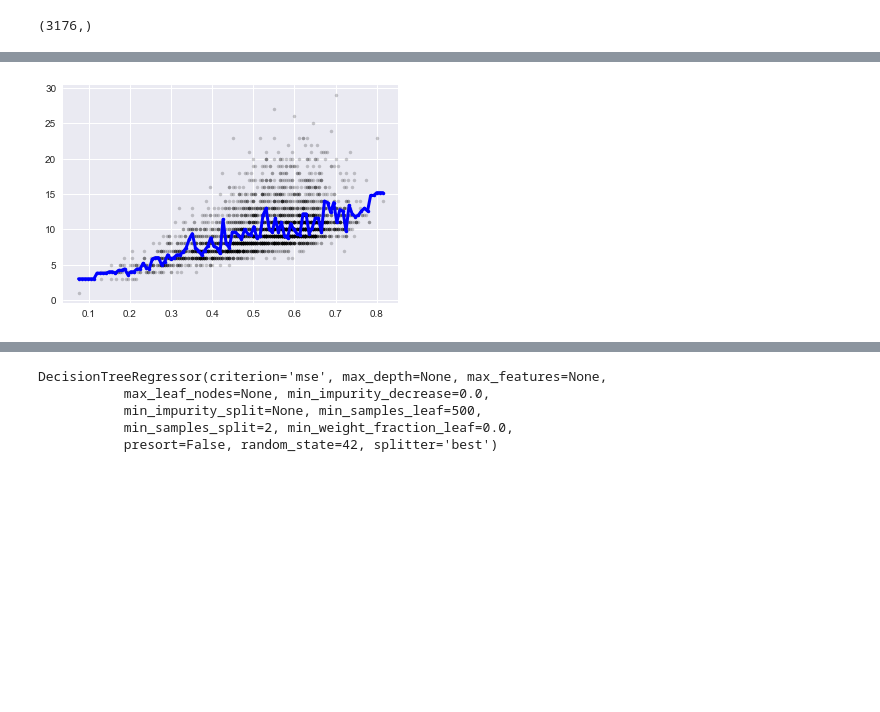
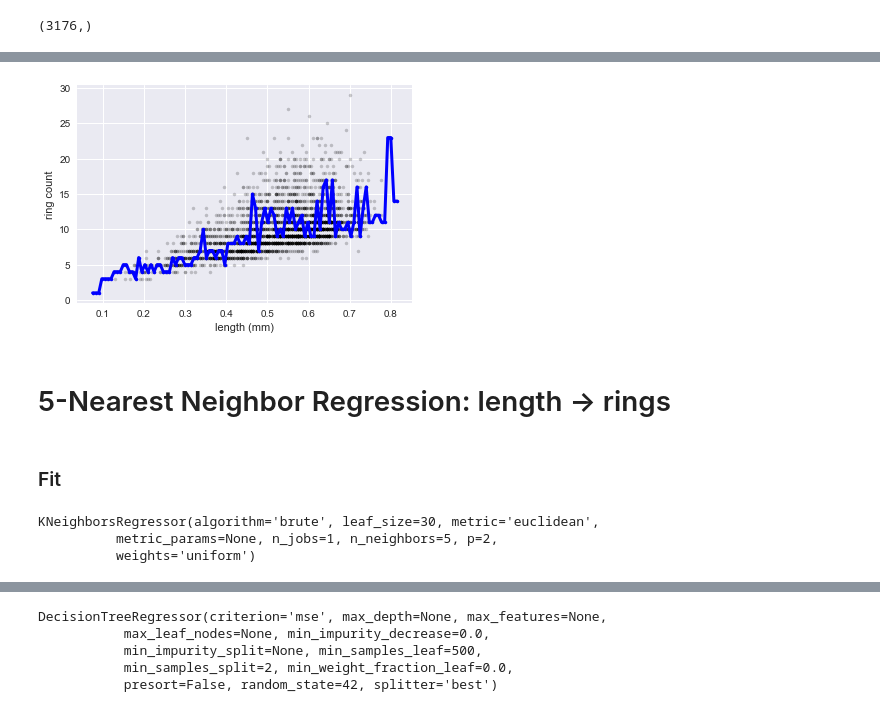
Before and after one commit to tufts-ml-courses/comp135-19s-assignments, a Jupyter notebook: labs/RegressionDemo.ipynb, the cells around one changed output, grey strips where cells are left out. Cells and saved outputs as stored; diff of their text form; code cells hidden in the pictures; blank space fills up the shorter version.

```diff
--- a/labs/RegressionDemo.ipynb
+++ b/labs/RegressionDemo.ipynb
@@ -41,8 +160,9 @@ y_N.shape
 # %%
 import sklearn.neighbors
 # %%
-knn_regr = sklearn.neighbors.KNeighborsRegressor(algorithm='brute', metric='euclidean')
+k1nn_regr = sklearn.neighbors.KNeighborsRegressor(
+    n_neighbors=1, algorithm='brute', metric='euclidean')
 # %%
-knn_regr.fit(xlength_N1, y_N)
+k1nn_regr.fit(xlength_N1, y_N)
 # %% [output]
 KNeighborsRegressor(algorithm='brute', leaf_size=30, metric='euclidean',
@@ -51,9 +179,22 @@ KNeighborsRegressor(algorithm='brute', leaf_size=30, metric='euclidean',
 # %%
-xgrid = np.linspace(xlength_N1.min(), xlength_N1.max(), 100)
+x_grid_G = np.linspace(xlength_N1.min(), xlength_N1.max(), 100)
 # %%
-yhat_knn = knn_regr.predict(xgrid[:,np.newaxis])
+yhat_k1nn_G = k1nn_regr.predict(x_grid_G[:,np.newaxis])
 # %%
 plt.plot(xlength_N1, y_N, 'k.', alpha=0.2)
-plt.plot(xgrid, yhat_knn, 'b.-', linewidth=3);
+plt.plot(x_grid_G, yhat_k1nn_G, 'b.-', linewidth=3);
+plt.xlabel('length (mm)'); plt.ylabel('ring count');
 # %% [output]
-[figure, old version]
+[figure, new version]
+# %% [markdown]
+# 5-Nearest Neighbor Regression: length -> rings
+# %% [markdown]
+### Fit
+# %%
+k5nn_regr = sklearn.neighbors.KNeighborsRegressor(
+    n_neighbors=5, algorithm='brute', metric='euclidean')
+k5nn_regr.fit(xlength_N1, y_N)
+# %% [output]
+KNeighborsRegressor(algorithm='brute', leaf_size=30, metric='euclidean',
+          metric_params=None, n_jobs=1, n_neighbors=5, p=2,
+          weights='uniform')
```
Also changed, not shown: parts of 50 cells of this notebook.
